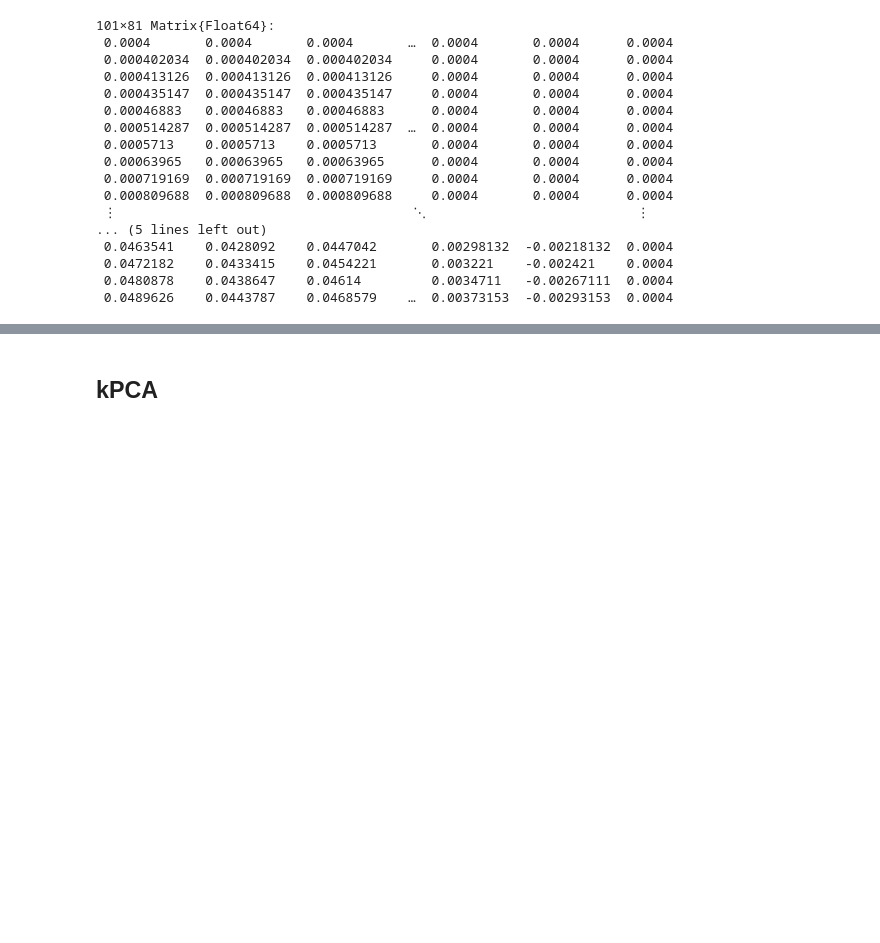
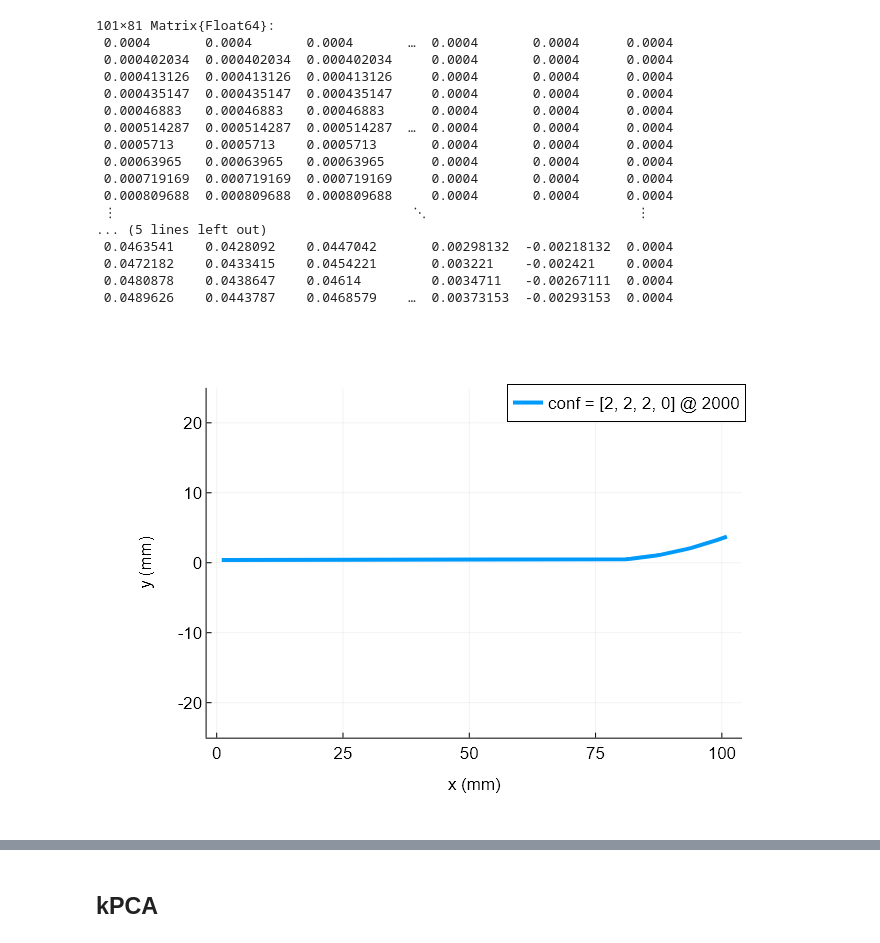
Before and after one commit to miguelmaso/Mimosa, a Jupyter notebook: scripts/MB Ex/kPCA/PB/4S/ROM1.ipynb, the cells around one changed output, grey strips where cells are left out. Drawn from its saved outputs; the diff is of its cells as text; code cells hidden in the pictures; blank space fills up the shorter version.

```diff
--- a/scripts/MB Ex/kPCA/PB/4S/ROM1.ipynb
+++ b/scripts/MB Ex/kPCA/PB/4S/ROM1.ipynb
@@ -723,3 +832,18 @@ X = ReadData(n_p, P, d)
  0.0472182    0.0433415    0.0454221       0.003221    -0.002421    0.0004
  0.0480878    0.0438647    0.04614         0.0034711   -0.00267111  0.0004
  0.0489626    0.0443787    0.0468579    …  0.00373153  -0.00293153  0.0004
+# %%
+v = 79
+plot(1000*X[:,v],
+xlabel ="x (mm)",
+ylabel = "y (mm)",
+linewidth=4,
+label="conf = $(conf[v]) @ $(P[1])",
+legendfontsize=12,
+guidefontsize=12,
+tickfontsize=12,
+# legend=:topleft,
+ylims=(-25.0,25.0)
+)
+# %% [output]
+[figure, added]
```
Also changed, not shown: parts of 39 cells of this notebook, 8 other files.
